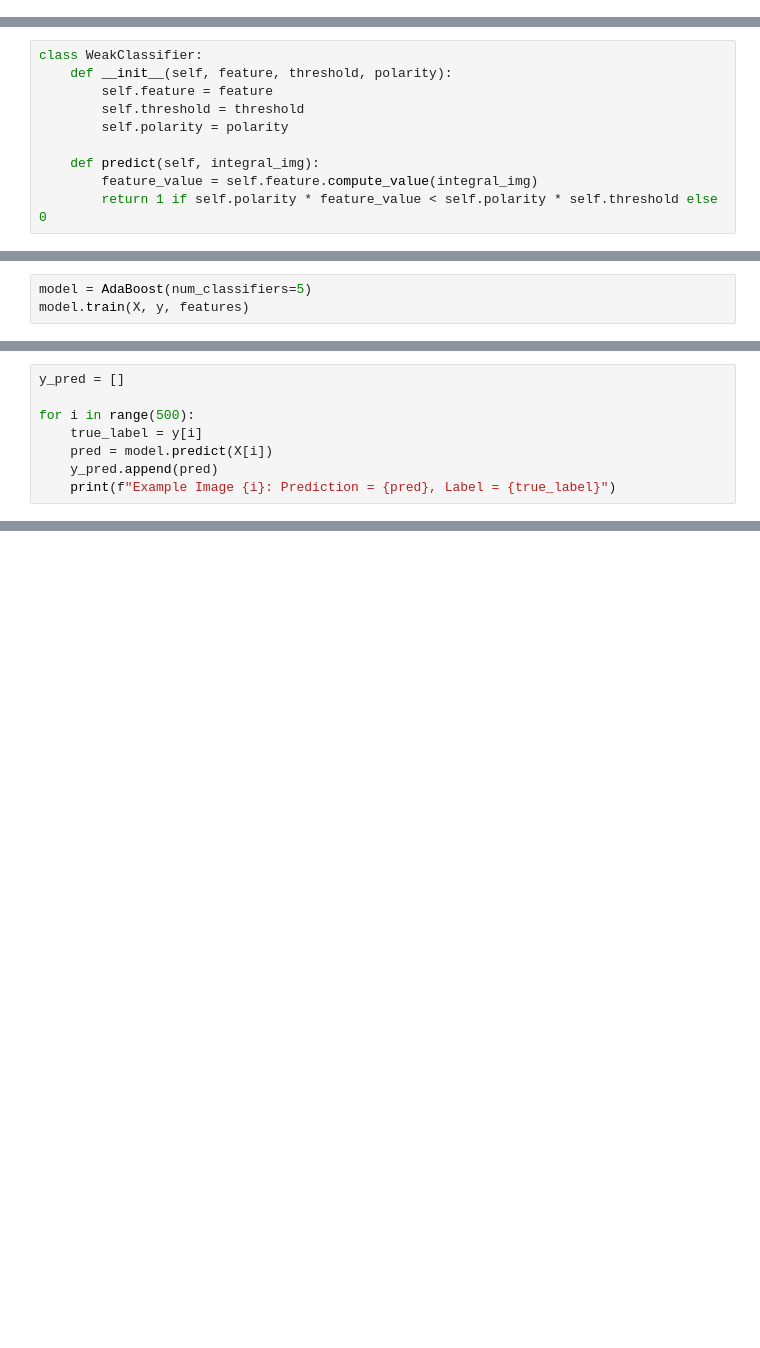
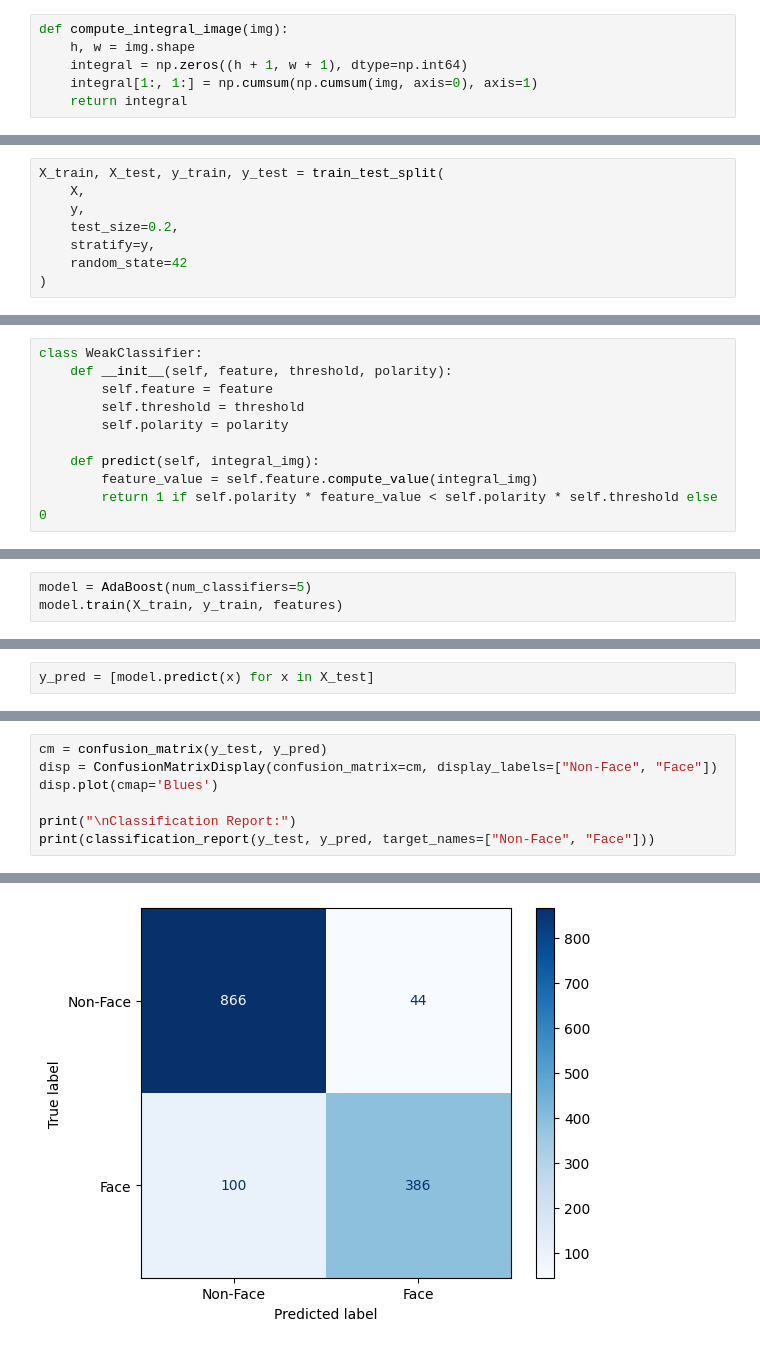
Before and after one commit to kora11e/RP-Pipeline-Project, a Jupyter notebook: ViolaJones.ipynb, the cells around one changed output, grey strips where cells are left out. Drawn from its saved outputs; the diff is of its cells as text; blank space fills up the shorter version.

```diff
--- a/ViolaJones.ipynb
+++ b/ViolaJones.ipynb
@@ -61,0 +95,6 @@ plt.show()
+# %%
+def compute_integral_image(img):
+    h, w = img.shape
+    integral = np.zeros((h + 1, w + 1), dtype=np.int64)
+    integral[1:, 1:] = np.cumsum(np.cumsum(img, axis=0), axis=1)
+    return integral
@@ -86 +148,9 @@ y_small = y[:200]
+# %%
+X_train, X_test, y_train, y_test = train_test_split(
+    X,
+    y,
+    test_size=0.2,
+    stratify=y,
+    random_state=42
+)
 # %% [markdown]
@@ -220,4 +348,4 @@ For the model of AdaBoost defined with different features with conduct training
 # %%
 model = AdaBoost(num_classifiers=5)
-model.train(X, y, features)
+model.train(X_train, y_train, features)
 # %% [markdown]
@@ -227,8 +362,2 @@ In order to implement trained model and see how accurately it predicts the data,
 # %%
-y_pred = []
-
-for i in range(500):
-    true_label = y[i]
-    pred = model.predict(X[i])
-    y_pred.append(pred)
-    print(f"Example Image {i}: Prediction = {pred}, Label = {true_label}")
+y_pred = [model.predict(x) for x in X_test]
@@ -264,0 +368,8 @@ round(y_pred.count(0) / 500 * 100, 2)
+# %%
+cm = confusion_matrix(y_test, y_pred)
+disp = ConfusionMatrixDisplay(confusion_matrix=cm, display_labels=["Non-Face", "Face"])
+disp.plot(cmap='Blues')
+
+print("\nClassification Report:")
+print(classification_report(y_test, y_pred, target_names=["Non-Face", "Face"]))
+# %% [output]
@@ -264,0 +385 @@ round(y_pred.count(0) / 500 * 100, 2)
+[figure, added]
```
Also changed, not shown: parts of 33 cells of this notebook, 2 other files.
